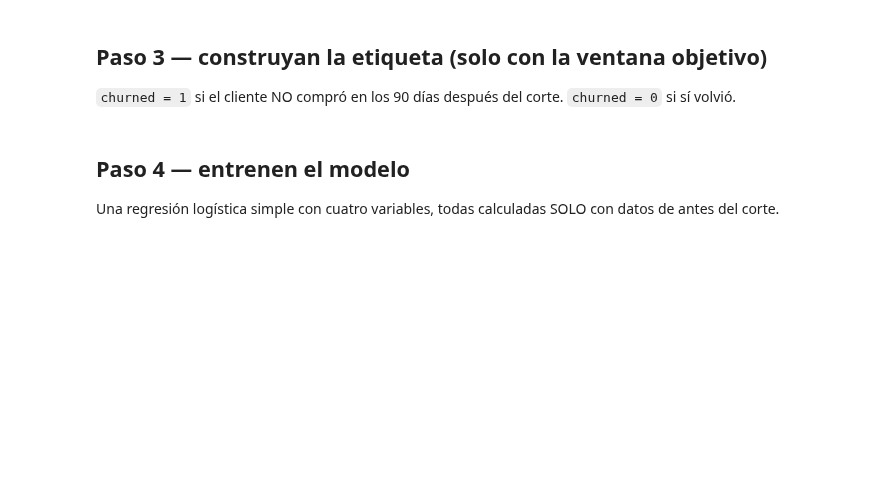
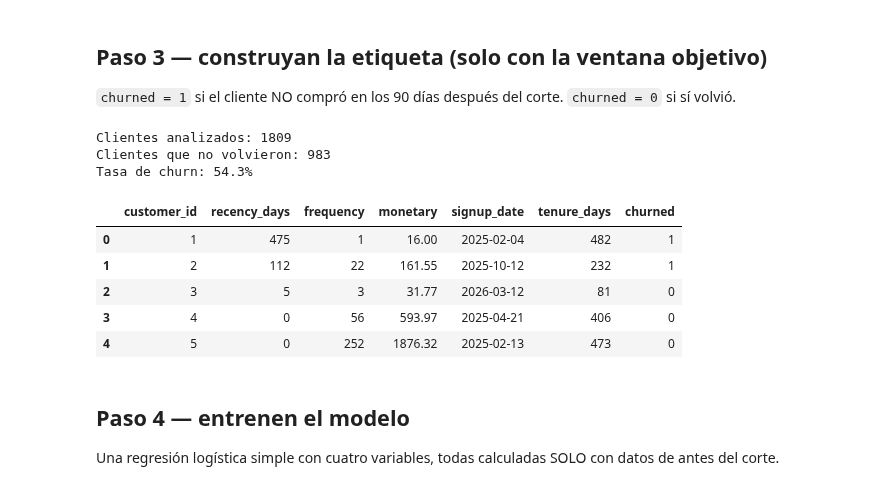
Before and after one commit to paolamerida2002-dev/Marketing-Analytics-Paola-Merida, a Jupyter notebook: Semana_3/breakout_2.ipynb, the cells around one changed output. Drawn from its saved outputs; the diff is of its cells as text; code cells hidden in the pictures; blank space fills up the shorter version.

```diff
--- a/Semana_3/breakout_2.ipynb
+++ b/Semana_3/breakout_2.ipynb
@@ -17,8 +50,8 @@ from sklearn.model_selection import train_test_split
 from sklearn.metrics import roc_auc_score, roc_curve
 import matplotlib.pyplot as plt
 
-transactions = pd.read_csv("data/transactions.csv", parse_dates=["transaction_date"])
-customers = pd.read_csv("data/customers.csv", parse_dates=["signup_date", "last_active_date"])
+transactions = pd.read_csv("Semana_3/data/transactions.csv",parse_dates=["transaction_date"])
+customers = pd.read_csv("Semana_3/data/customers.csv",parse_dates=["signup_date", "last_active_date"])
 
 print(f"{len(customers):,} clientes · {len(transactions):,} transacciones")
 print(f"Rango de fechas: {transactions['transaction_date'].min().date()} a {transactions['transaction_date'].max().date()}")
@@ -59,9 +102,17 @@ print(f"...de los cuales compraron al menos una vez antes del corte: {obs_establ
 # Pista: agrupen obs_establecidos por customer_id,obs_establecidos.groupby("customer_id"), tomen la fecha máxima de transaction_date,
 # y réstenla de CUTOFF (CUTOFF - fecha_max).dt.days
 
-# El resultado final es un Dataframe llamado "features" con las columnas ["customer_id", "recency_days", "frequency", "monetary", "signup_date", "tenure_days"]
-# ejemplo (no es codigo literal):
-# recency_days = (CUTOFF - transaction_date.max)
-# frequency = (transaction_date.count)
-# monetary = (amount.sum)
-# tenure_days = (CUTOFF-signup_date)
+#Cuántas compras había realizado , Cuántos días llevaba registrado
+features = obs_establecidos.groupby("customer_id").agg(last_purchase=("transaction_date", "max"),frequency=("transaction_date", "count"),monetary=("amount", "sum")).reset_index()
+
+# Cuántos días llevaba sin comprar
+features["recency_days"] = (CUTOFF - features["last_purchase"]).dt.days
+
+features = features.merge(customers[["customer_id", "signup_date"]],on="customer_id",how="left")
+
+# Cuántos días llevaba registrado
+features["tenure_days"] = (CUTOFF - features["signup_date"]).dt.days
+
+features = features[["customer_id", "recency_days", "frequency","monetary", "signup_date", "tenure_days"]]
+
+features.head()
@@ -72,7 +130,32 @@ print(f"...de los cuales compraron al menos una vez antes del corte: {obs_establ
 # %%
 # TODO: construyan el set de clientes que SÍ compraron en la ventana objetivo,
 # y con eso la columna "churned" (1 = no volvió, 0 = sí volvió).
 # Pista: objetivo["customer_id"].unique() les da quién compró en la ventana objetivo.
+
+clientes_que_volvieron = set(objetivo["customer_id"].unique())
+
+# Si el cliente está entre quienes compraron, se invierte el resultado para identificar a quienes NO compraron, astype(int) convierte True en 1 y False en 0.
+features["churned"] = (
+    ~features["customer_id"].isin(clientes_que_volvieron)
+).astype(int)
+
+print(f"Clientes analizados: {len(features)}")
+print(f"Clientes que no volvieron: {features['churned'].sum()}")
+
+# Tasa de abandono de clientes
+print(f"Tasa de churn: {features['churned'].mean():.1%}")
+
+features.head()
+# %% [output]
+Clientes analizados: 1809
+Clientes que no volvieron: 983
+Tasa de churn: 54.3%
+|  | customer_id | recency_days | frequency | monetary | signup_date | tenure_days | churned |
+| 0 | 1 | 475 | 1 | 16.00 | 2025-02-04 | 482 | 1 |
+| 1 | 2 | 112 | 22 | 161.55 | 2025-10-12 | 232 | 1 |
+| 2 | 3 | 5 | 3 | 31.77 | 2026-03-12 | 81 | 0 |
+| 3 | 4 | 0 | 56 | 593.97 | 2025-04-21 | 406 | 0 |
+| 4 | 5 | 0 | 252 | 1876.32 | 2025-02-13 | 473 | 0 |
 # %% [markdown]
 ## Paso 4 — entrenen el modelo
 
```
Also changed, not shown: parts of 14 cells of this notebook.
